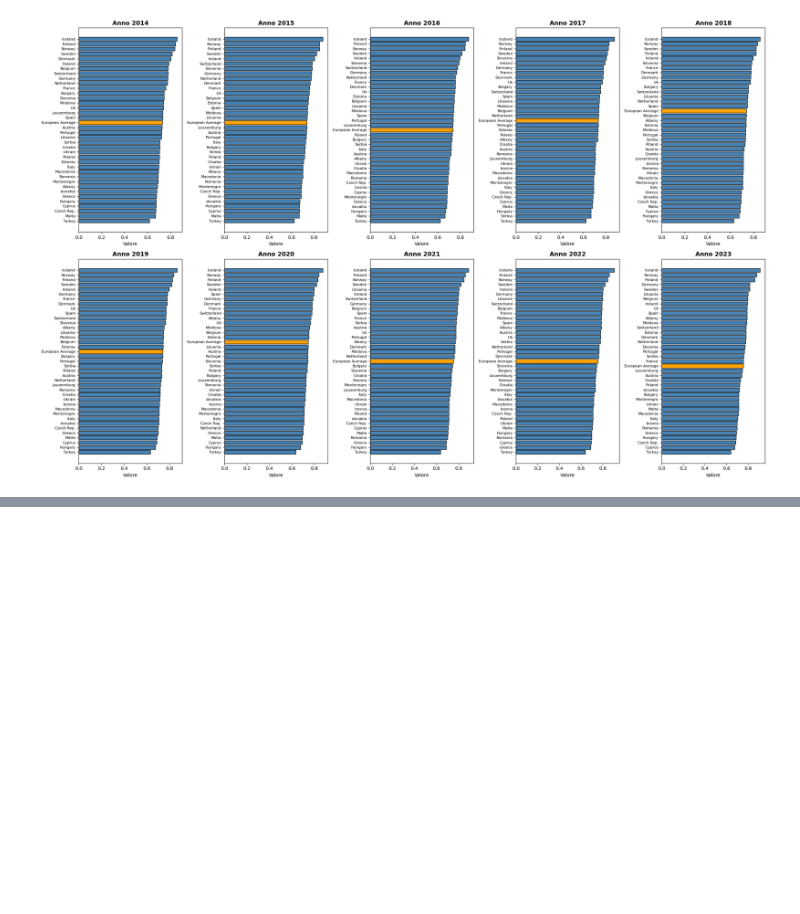
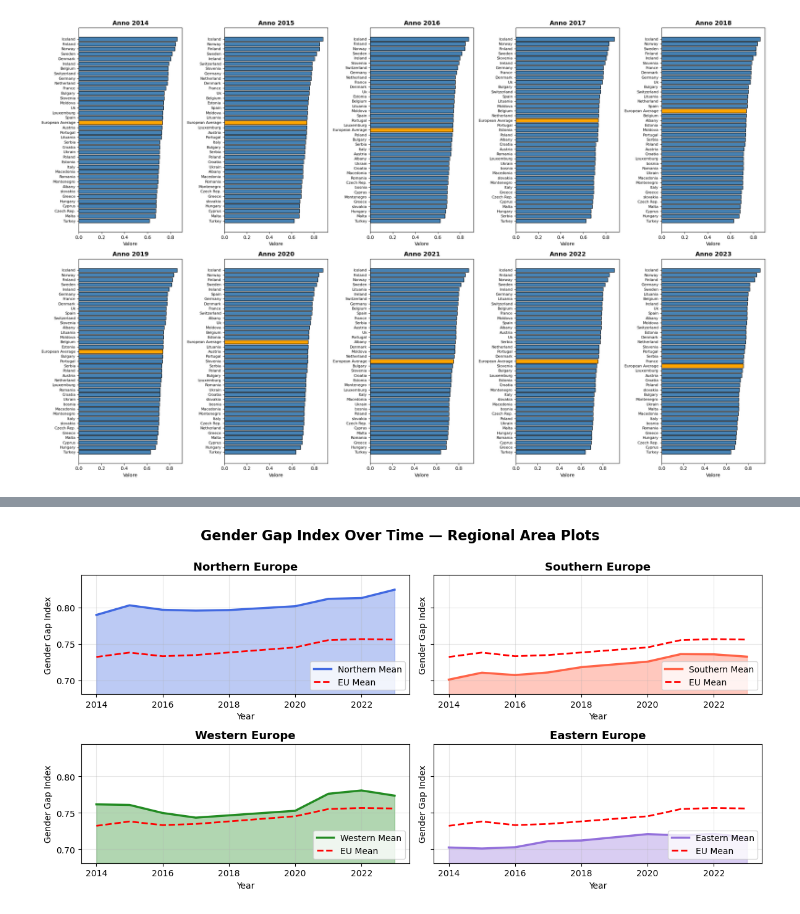
Before and after one commit to giuliodamico/Gender-Inequality-Index-vs-Female-jail-population, a Jupyter notebook: notebooks/Gender_index_graph.ipynb, the cells around one changed output, grey strips where cells are left out. Saved outputs shown, nothing was run; the diff lists cells and outputs as text; code cells hidden in the pictures; blank space fills up the shorter version.

```diff
--- a/notebooks/Gender_index_graph.ipynb
+++ b/notebooks/Gender_index_graph.ipynb
@@ -120,51 +105,40 @@ plt.show()
 # %%
-# 4 area plots: EU mean + regional means (N, S, W, E)
-available_northern = [c for c in northern_country if c in gender_data.columns]
-available_southern = [c for c in southern_country if c in gender_data.columns]
-available_western  = [c for c in western_country  if c in gender_data.columns]
-available_eastern  = [c for c in eastern_country  if c in gender_data.columns]
-
 years = gender_data.index.astype(float)
 eu_mean = gender_data['European Average']
 
-regions = {
-    'Northern': (available_northern, 'royalblue'),
-    'Southern': (available_southern, 'tomato'),
-    'Western':  (available_western,  'forestgreen'),
-    'Eastern':  (available_eastern,  'mediumpurple'),
-}
-
-fig, axes = plt.subplots(2, 2, figsize=(16, 10), sharey=True)
+fig, axes = plt.subplots(2, 2, figsize=(12, 6), sharey=True)
 axes = axes.flatten()
 
 # Asse y comune: parte poco sotto il minimo per far risaltare l'area
 all_means = [gender_data[c].mean(axis=1) for c, _ in regions.values() if c]
 ymin = min(min(m.min() for m in all_means), eu_mean.min()) - 0.02
 ymax = max(max(m.max() for m in all_means), eu_mean.max()) + 0.02
 
 for ax, (region_name, (countries, color)) in zip(axes, regions.items()):
     if not countries:
         ax.set_visible(False)
         continue
     mean = gender_data[countries].mean(axis=1)
 
     # Area plot della media regionale
     ax.fill_between(years, ymin, mean, color=color, alpha=0.35)
     ax.plot(years, mean, color=color, linewidth=2.5, label=f'{region_name} Mean')
 
     # EU mean sovrapposto come riferimento
-    ax.plot(years, eu_mean, color='black', linewidth=2,
+    ax.plot(years, eu_mean, color='red', linewidth=2,
             linestyle='--', label='EU Mean')
 
     ax.set_title(f'{region_name} Europe', fontsize=13, fontweight='bold')
     ax.set_xlabel('Year')
     ax.set_ylabel('Gender Gap Index')
     ax.set_ylim(ymin, ymax)
     ax.grid(True, alpha=0.3)
     ax.legend(fontsize=10, loc='lower right')
 
 fig.suptitle('Gender Gap Index Over Time — Regional Area Plots',
              fontsize=16, fontweight='bold', y=1.00)
 plt.tight_layout()
-plt.show()
+# TODO REPORT
+# %% [output]
+[figure, added]
 # %%
```
Also changed, not shown: parts of 12 cells of this notebook.
